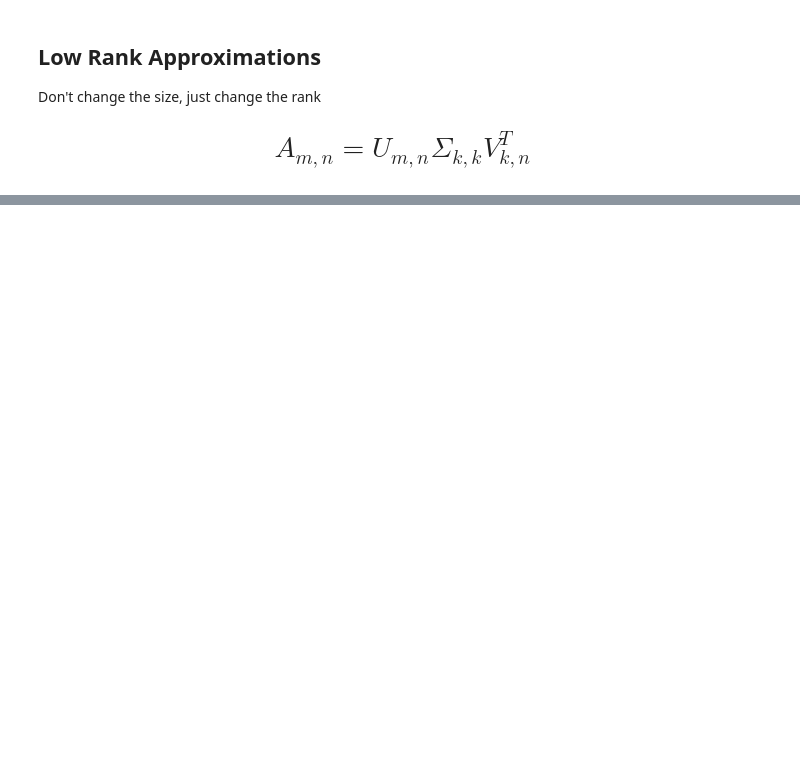
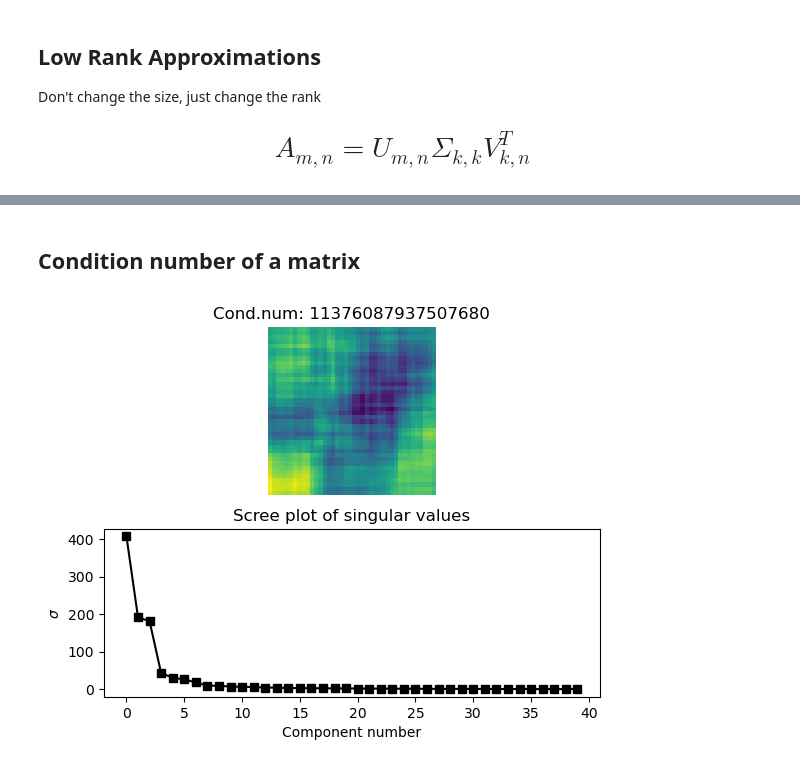
Before and after one commit to kennyow/Linear_Algebra_Course_2025, a Jupyter notebook: SingularValueDecomposition/SVD.ipynb, the cells around one changed output, grey strips where cells are left out. Drawn from its saved outputs; the diff is of its cells as text; code cells hidden in the pictures; blank space fills up the shorter version.

```diff
--- a/SingularValueDecomposition/SVD.ipynb
+++ b/SingularValueDecomposition/SVD.ipynb
@@ -483,0 +619,45 @@ plt.show()
+# %% [markdown]
+## Condition number of a matrix
+# %%
+m = 40
+
+#define a 2D Gaussian for smoothing
+k = int((m+n)/4)
+#print(k), print(' ')
+
+xx = np.linspace(-3, 3, k)
+#print(xx), print(' ')
+
+[X,Y] = np.meshgrid(xx, xx)
+#print([X,Y])
+
+g2d = np.exp(-(X**2 + Y **2)/ (k+8))
+#print(g2d), print(' ')
+
+#matrix
+A = np.random.randn(m,m)
+A = scipy.signal.convolve2d(np.random.randn(m,m), g2d, 'same')
+
+#SVD
+S = np.linalg.svd(A)[1]
+
+
+#compute condition number
+condnum = S[0]/S[-1]
+
+#show the matrix
+
+plt.subplot(211)
+plt.imshow(A)
+plt.axis('off')
+plt.title('Cond.num: %d' %condnum)
+
+plt.subplot(212)
+plt.plot(S, 'ks-')
+plt.xlabel('Component number')
+plt.ylabel('$\sigma$')
+plt.title('Scree plot of singular values')
+
+plt.show()
+# %% [output]
+[figure, added]
```
Also changed, not shown: parts of 24 cells of this notebook.
